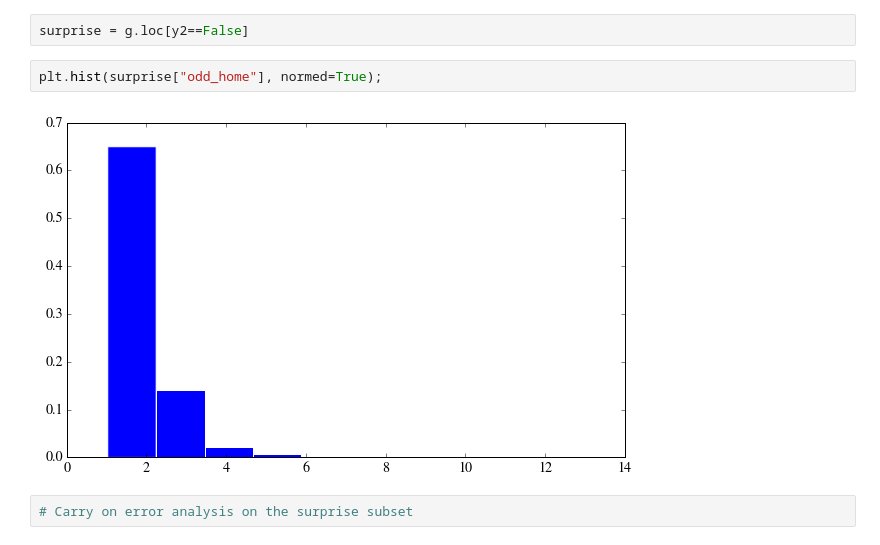
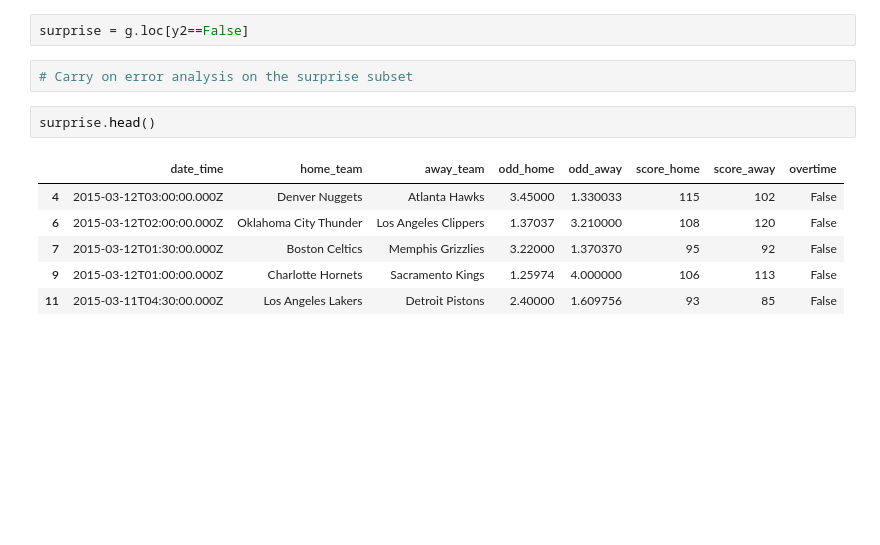
Before and after one commit to louisguitton/nba-predict, a Jupyter notebook: analysis/games-analysis.ipynb, the cells around one changed output. Cells and saved outputs as stored; diff of their text form; blank space fills up the shorter version.

```diff
--- a/analysis/games-analysis.ipynb
+++ b/analysis/games-analysis.ipynb
@@ -258,9 +258,14 @@ plt.hist(y2, normed=True);
 The accuracy of the classifier "the lowest odd wins" is already 70%.
 # %%
 surprise = g.loc[y2==False]
-# %%
-plt.hist(surprise["odd_home"], normed=True);
-# %% [output]
-[figure, removed]
 # %%
 # Carry on error analysis on the surprise subset
+# %%
+surprise.head()
+# %% [output]
+|  | date_time | home_team | away_team | odd_home | odd_away | score_home | score_away | overtime |
+| 4 | 2015-03-12T03:00:00.000Z | Denver Nuggets | Atlanta Hawks | 3.45000 | 1.330033 | 115 | 102 | False |
+| 6 | 2015-03-12T02:00:00.000Z | Oklahoma City Thunder | Los Angeles Clippers | 1.37037 | 3.210000 | 108 | 120 | False |
+| 7 | 2015-03-12T01:30:00.000Z | Boston Celtics | Memphis Grizzlies | 3.22000 | 1.370370 | 95 | 92 | False |
+| 9 | 2015-03-12T01:00:00.000Z | Charlotte Hornets | Sacramento Kings | 1.25974 | 4.000000 | 106 | 113 | False |
+| 11 | 2015-03-11T04:30:00.000Z | Los Angeles Lakers | Detroit Pistons | 2.40000 | 1.609756 | 93 | 85 | False |
```
Also changed, not shown: parts of 6 cells of this notebook.
